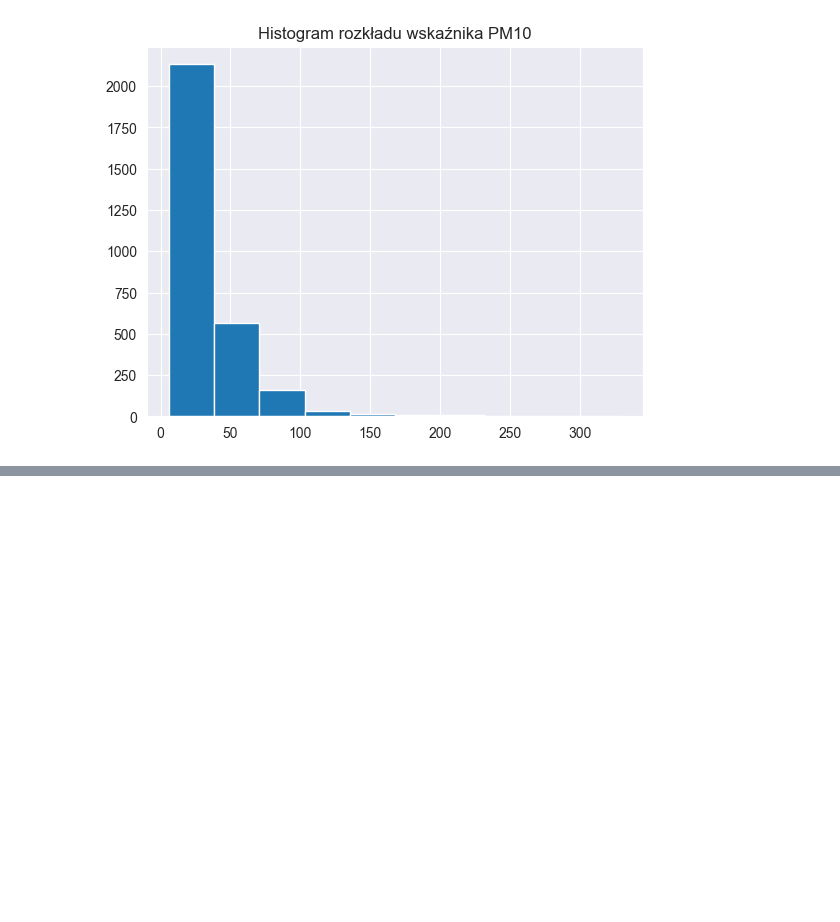
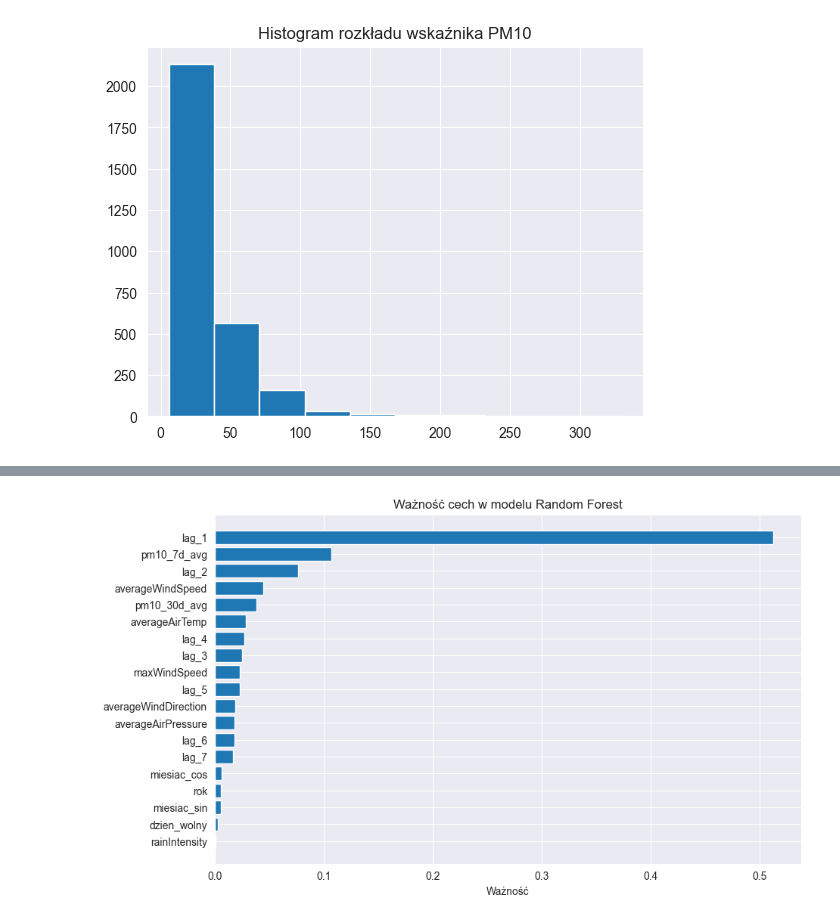
Before and after one commit to klklaudia/AI, a Jupyter notebook: PredykcjaSmogu/single_station.ipynb, the cells around one changed output, grey strips where cells are left out. Cells and saved outputs as stored; diff of their text form; code cells hidden in the pictures; blank space fills up the shorter version.

```diff
--- a/PredykcjaSmogu/single_station.ipynb
+++ b/PredykcjaSmogu/single_station.ipynb
@@ -209,2 +306,36 @@ plt.show()
+# %%
+from sklearn.model_selection import train_test_split
+
+X = dfZR[dfZR.columns[~dfZR.columns.isin(['MpKrakZloRog','miesiac', 'dzien_tygodnia'])]]
+y = dfZR['MpKrakZloRog']
+
+# one year
+X_train, X_test, y_train, y_test = train_test_split(X, y, test_size=0.2, shuffle=False, random_state=44)
+# %%
+from sklearn.preprocessing import StandardScaler
+
+# standarization
+
+scaler = StandardScaler()
+X_train_scaled = scaler.fit_transform(X_train)
+X_test_scaled = scaler.transform(X_test)
+
+# normalization
+# outliers are problematic
 # %%
-# predictions
+from sklearn.ensemble import RandomForestRegressor
+rf_model = RandomForestRegressor(n_estimators=100, random_state=44)
+rf_model.fit(X_train_scaled, y_train)
+
+importances = rf_model.feature_importances_
+
+indices = importances.argsort()
+
+plt.figure(figsize=(10, 6))
+plt.title("Ważność cech w modelu Random Forest")
+plt.barh(range(len(indices)), importances[indices], align="center")
+plt.yticks(range(len(indices)), X.columns[indices])
+plt.xlabel("Ważność")
+plt.show()
+# %% [output]
+[figure, added]
```
Also changed, not shown: parts of 28 cells of this notebook.
